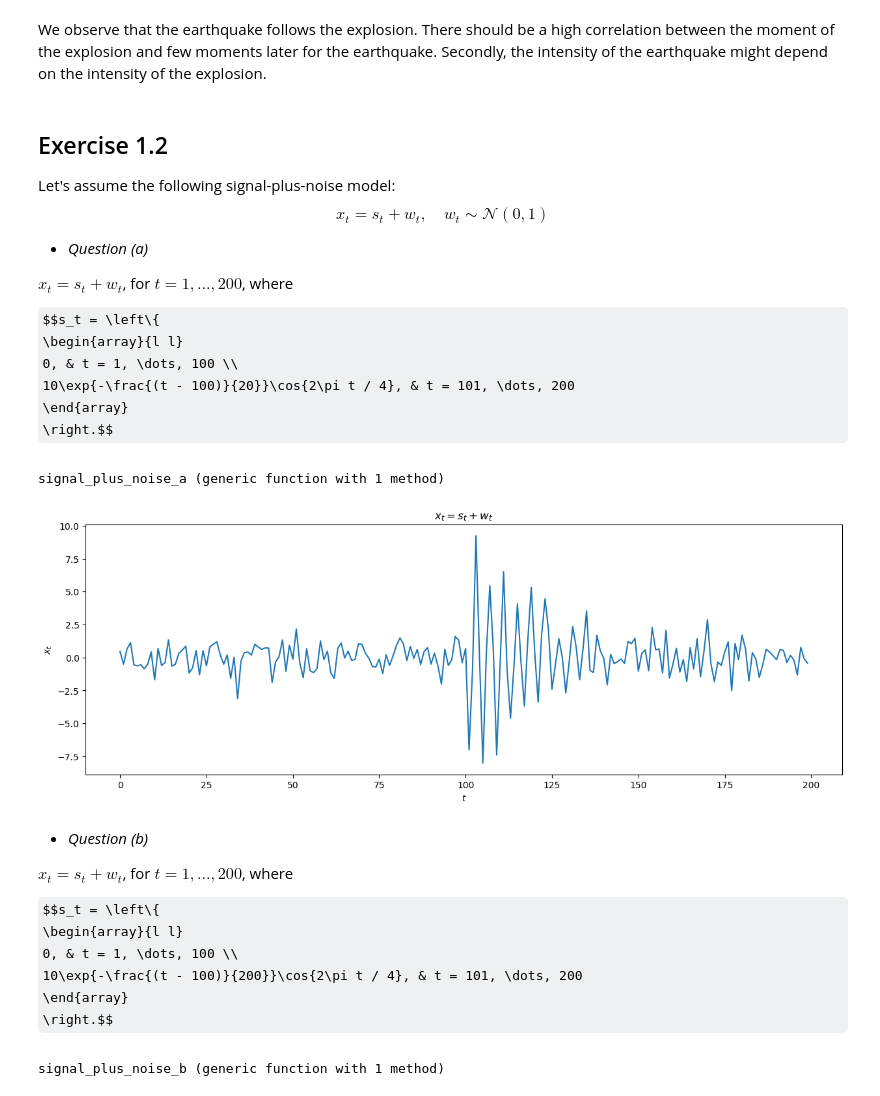
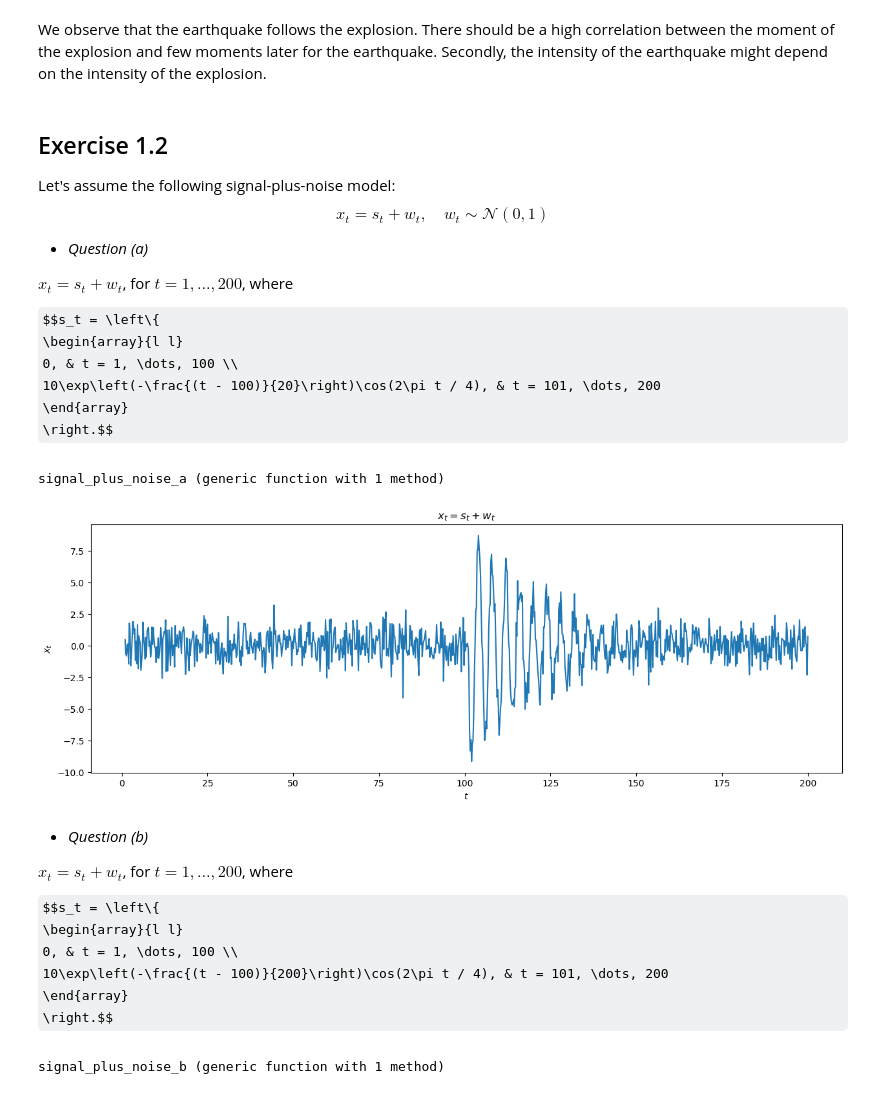
Before and after one commit to StevenGolovkine/TSAA, a Jupyter notebook: notebooks/02-characteristics-time-series.ipynb, the cells around one changed output. Saved outputs shown, nothing was run; the diff lists cells and outputs as text; code cells hidden in the pictures; some formulas as TeX source.

```diff
--- a/notebooks/02-characteristics-time-series.ipynb
+++ b/notebooks/02-characteristics-time-series.ipynb
@@ -44,35 +44,29 @@ $x_t = s_t + w_t$, for $t = 1, \dots, 200$, where
 $$s_t = \left\{
     \begin{array}{l l}
         0, & t = 1, \dots, 100 \\
-        10\exp{-\frac{(t - 100)}{20}}\cos{2\pi t / 4}, & t = 101, \dots, 200
+        10\exp\left(-\frac{(t - 100)}{20}\right)\cos(2\pi t / 4), & t = 101, \dots, 200
     \end{array}
   \right.$$
 # %%
-function signal_a(t)
-    if 0 < t < 101
-        return 0
-    elseif 100 < t < 201
-        return 10 * exp(-(t - 100) / 20) * cos(2 * pi * t / 4)
-    else
-        "Wrong parameter"
-    end
+function signal_a(l)
+    return [t < 101 ? 0 : 10 * exp(-(t - 100) / 20) * cos(2 * pi * t / 4) for t in l]
 end
 
-function signal_plus_noise_a(t)
-    w = rand(Normal(), 1)[1]
-    return signal_a(t) + w
+function signal_plus_noise_a(l)
+    w = rand(Normal(), length(l))
+    return signal_a(l) + w
 end
 # %% [output]
 signal_plus_noise_a (generic function with 1 method)
 # %%
 figure(figsize=(15, 5))
-plot([signal_plus_noise_a(t) for t in 1:200])
+plot(1:0.2:200, signal_plus_noise_a(1:0.2:200))
 xlabel(L"$t$")
 ylabel(L"$x_t$")
 title(L"x_t = s_t + w_t")
 show()
 # %% [output]
-[figure, old version]
+[figure, new version]
 # %% [markdown]
 * *Question (b)*
 
@@ -81,7 +75,7 @@ $x_t = s_t + w_t$, for $t = 1, \dots, 200$, where
 $$s_t = \left\{
     \begin{array}{l l}
         0, & t = 1, \dots, 100 \\
-        10\exp{-\frac{(t - 100)}{200}}\cos{2\pi t / 4}, & t = 101, \dots, 200
+        10\exp\left(-\frac{(t - 100)}{200}\right)\cos(2\pi t / 4), & t = 101, \dots, 200
     \end{array}
   \right.$$
 # %%
```
Also changed, not shown: parts of 20 cells of this notebook.
